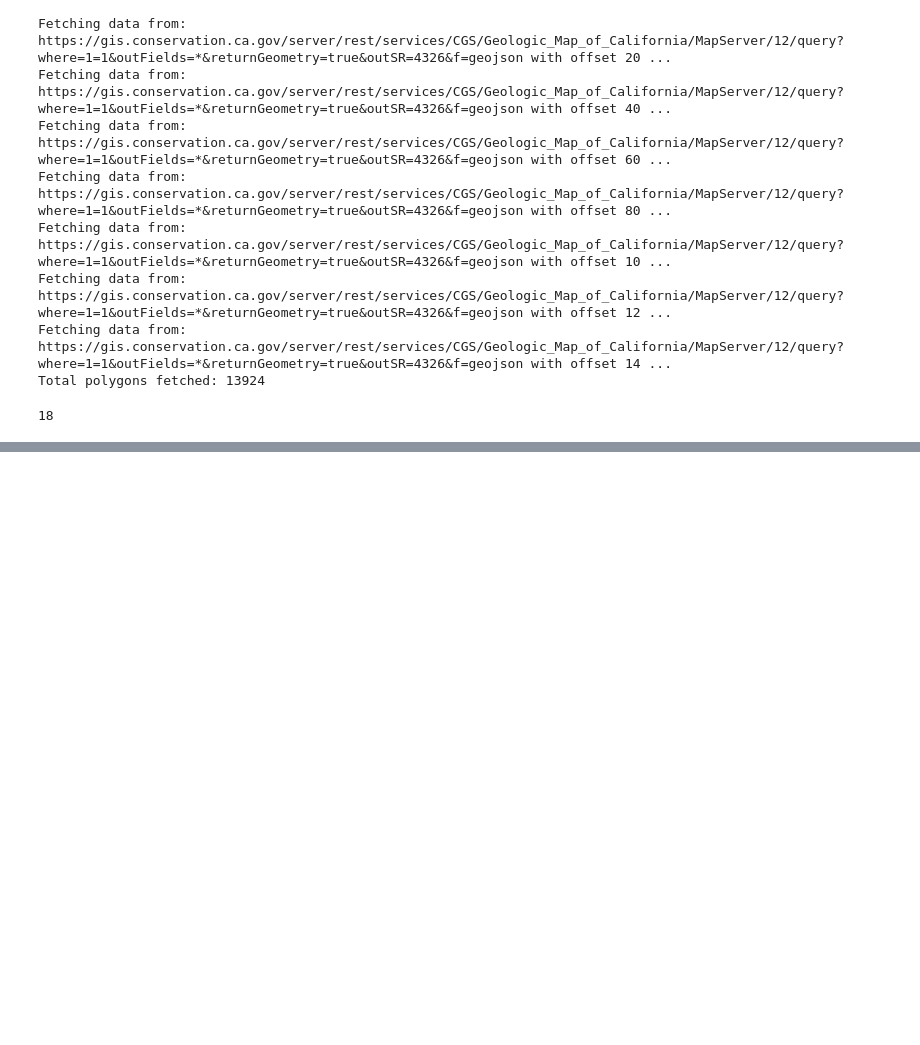
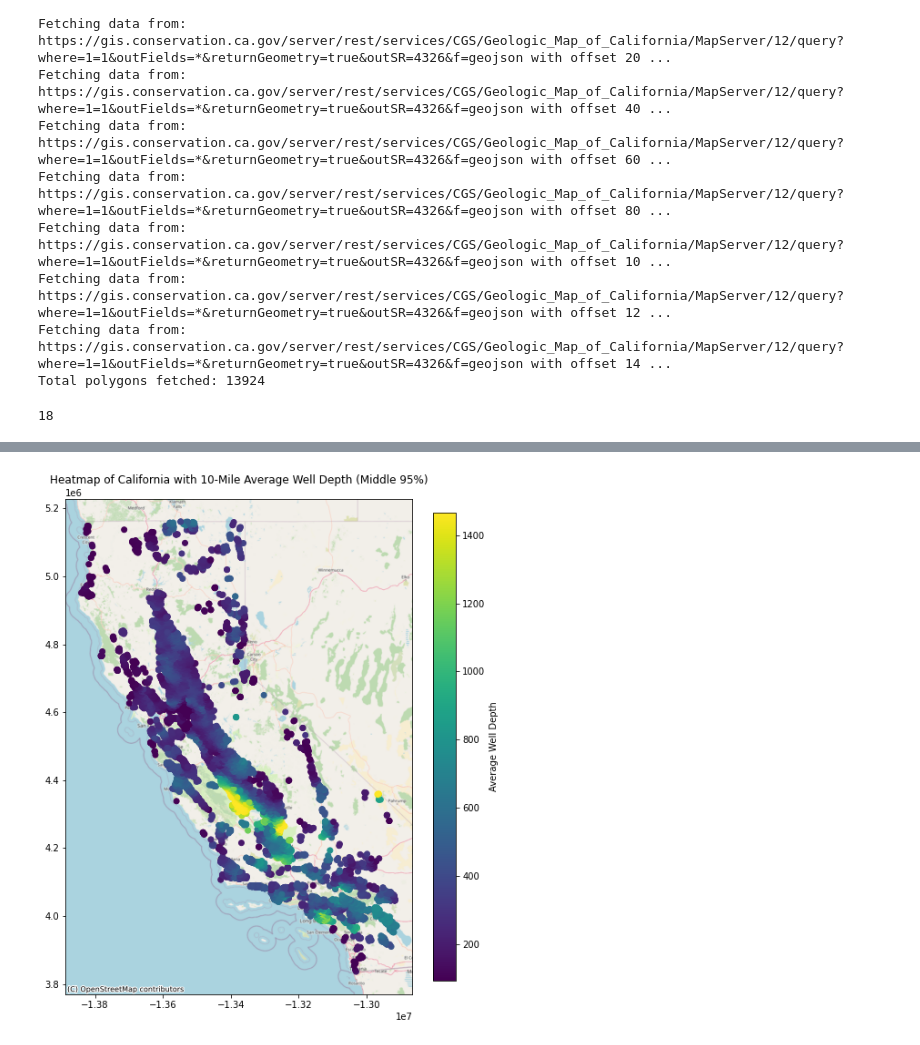
Before and after one commit to nicr0ss/DS-Honours, a Jupyter notebook: notebooks/CA Geologic.ipynb, the cells around one changed output, grey strips where cells are left out. Cells and saved outputs as stored; diff of their text form; code cells hidden in the pictures; blank space fills up the shorter version.

```diff
--- a/notebooks/CA Geologic.ipynb
+++ b/notebooks/CA Geologic.ipynb
@@ -198,0 +265,21 @@ station_depth.to_csv("stations_depth_geology.csv", index=False)
+# %%
+vmin = gdf['average_well_depth'].quantile(0.025)
+vmax = gdf['average_well_depth'].quantile(0.975)
+
+norm = plt.Normalize(vmin=vmin, vmax=vmax)
+
+fig, ax = plt.subplots(figsize=(10, 10))
+gdf.plot(column='average_well_depth', cmap="viridis", norm=norm, ax=ax, legend=False)  # Disable automatic legend
+
+ctx.add_basemap(ax, crs=gdf.crs, source=ctx.providers.OpenStreetMap.Mapnik)
+
+ax.set_title("Heatmap of California with 10-Mile Average Well Depth (Middle 95%)")
+
+sm = plt.cm.ScalarMappable(cmap="viridis", norm=norm)
+sm.set_array([])
+cbar = fig.colorbar(sm, ax=ax, orientation='vertical', fraction=0.046, pad=0.04)
+cbar.set_label('Average Well Depth')
+
+plt.show()
+# %% [output]
+[figure, added]
```
Also changed, not shown: parts of 11 cells of this notebook, 4 other files.
